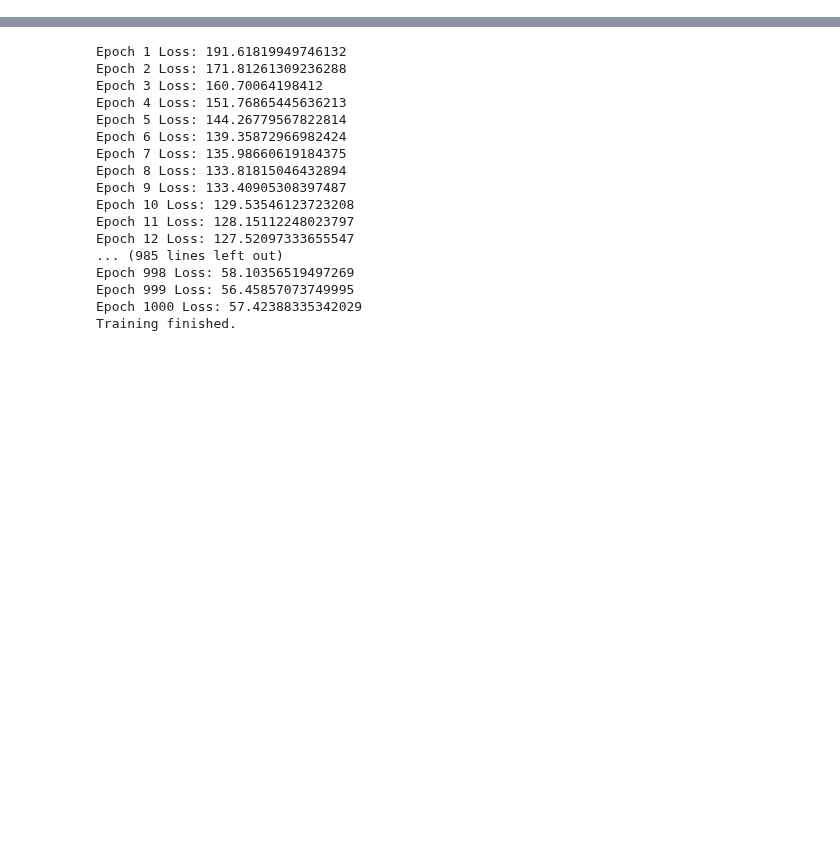
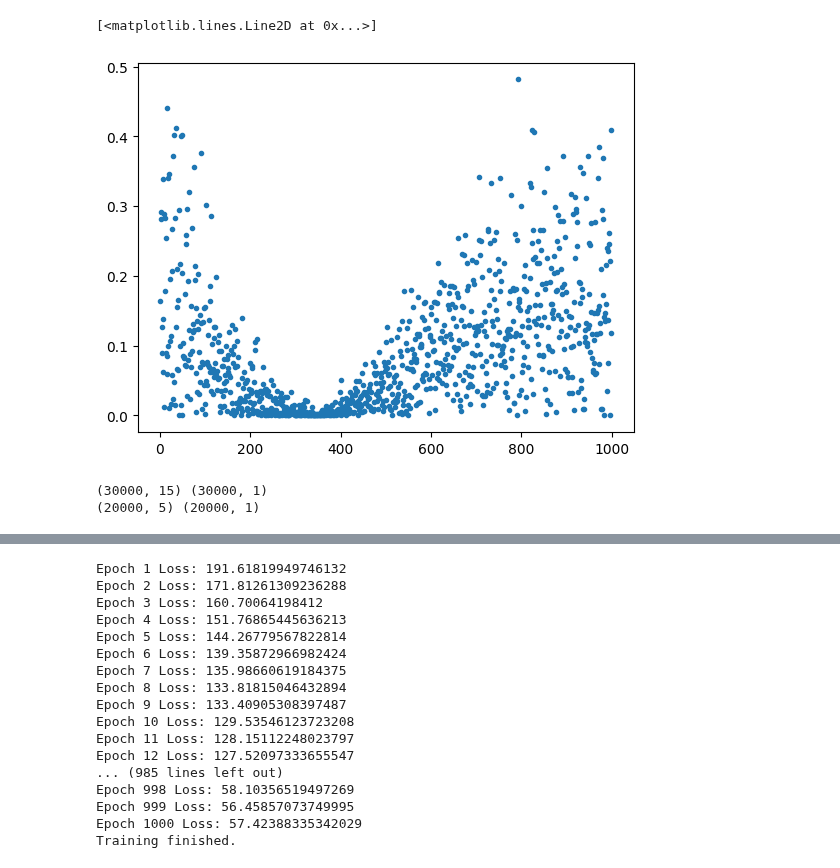
Before and after one commit to MaxHeuillet/neuralCBPside, a Jupyter notebook: benchmark_neural.ipynb, the cells around one changed output, grey strips where cells are left out. Drawn from its saved outputs; the diff is of its cells as text; code cells hidden in the pictures; blank space fills up the shorter version.

```diff
--- a/benchmark_neural.ipynb
+++ b/benchmark_neural.ipynb
@@ -155,0 +193,53 @@ KeyboardInterrupt:
+# %%
+def MSE(y_true, y_pred):
+
+    squared_diff = np.square(y_true - y_pred)
+
+    mse = np.mean(squared_diff)
+
+    return mse
+
+
+vec = np.array( estimates[1] )
+vec = np.array( [ MSE(i[1], i[0])   for i in vec ] )
+
+plt.plot( range(1,horizon), vec , '.')
+# %% [output]
+[<matplotlib.lines.Line2D at 0x...>]
+[figure, added]
+# %%
+size = 5
+w = np.array([1/size]*size)
+context_generator = synthetic_data.LinearContexts( w,'imbalanced' )
+
+features, labels = None, None
+features2, labels2 = None, None
+
+for _ in range(10000):
+
+    context,distribution = context_generator.get_context()
+    outcome = 0 if distribution[0]>0.5 else 1  #np.random.choice( 2 , p = distribution )
+    context1 = reshape_context(context, alg.A) #if alg.name == 'neuralcbpside' else np.reshape(context, (-1,1))
+    action = 1
+    e_y = np.zeros( (2,1) )
+    e_y[outcome] = 1
+    Y_t = alg.game.SignalMatricesAdim[action] @ e_y
+
+    features = context1 if features is None else np.concatenate((features, context1), axis=0)
+    labels = Y_t if labels is None else np.concatenate((labels, Y_t), axis=0)
+
+    context2 =  np.reshape(context, (-1,1))
+    e_y = np.zeros( (2,1) )
+    e_y[outcome] = 1
+    Y_t2 = alg.game.SignalMatrices[action] @ e_y
+    features2 = context2 if features2 is None else np.concatenate((features2, context2), axis=1)
+    features2 = context2 if features2 is None else np.concatenate((features2, context2), axis=1)
+    labels2 = Y_t2 if labels2 is None else np.concatenate( (labels2, Y_t2), axis=0)
+
+features2 = features2.T
+
+print( features.shape , labels.shape )
+print( features2.shape , labels2.shape )
+# %% [output]
+(30000, 15) (30000, 1)
+(20000, 5) (20000, 1)
```
Also changed, not shown: parts of 11 cells of this notebook, 3 other files.
